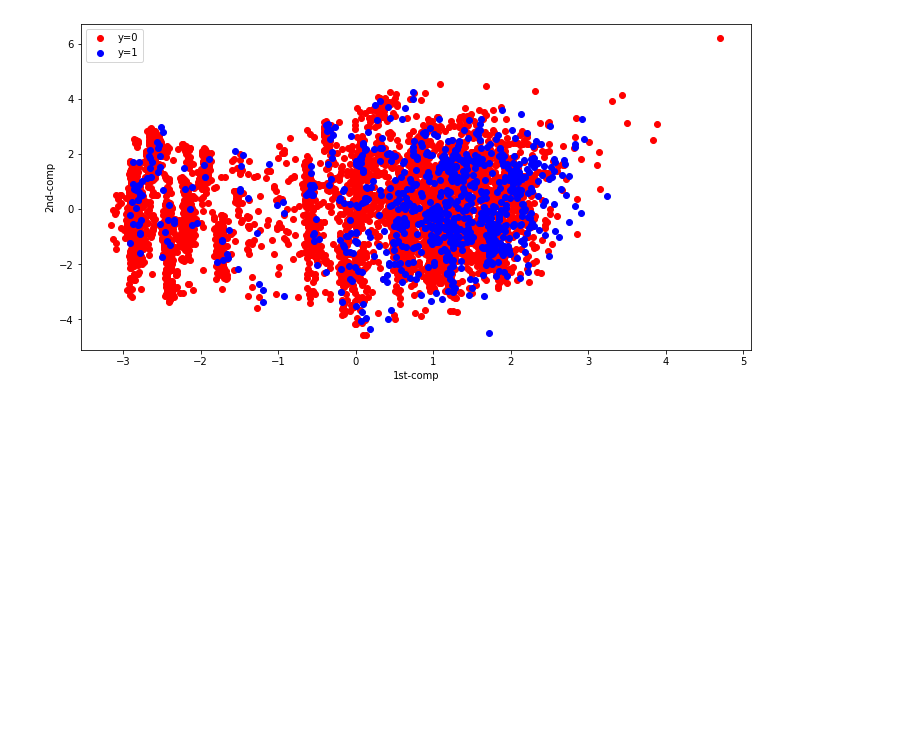
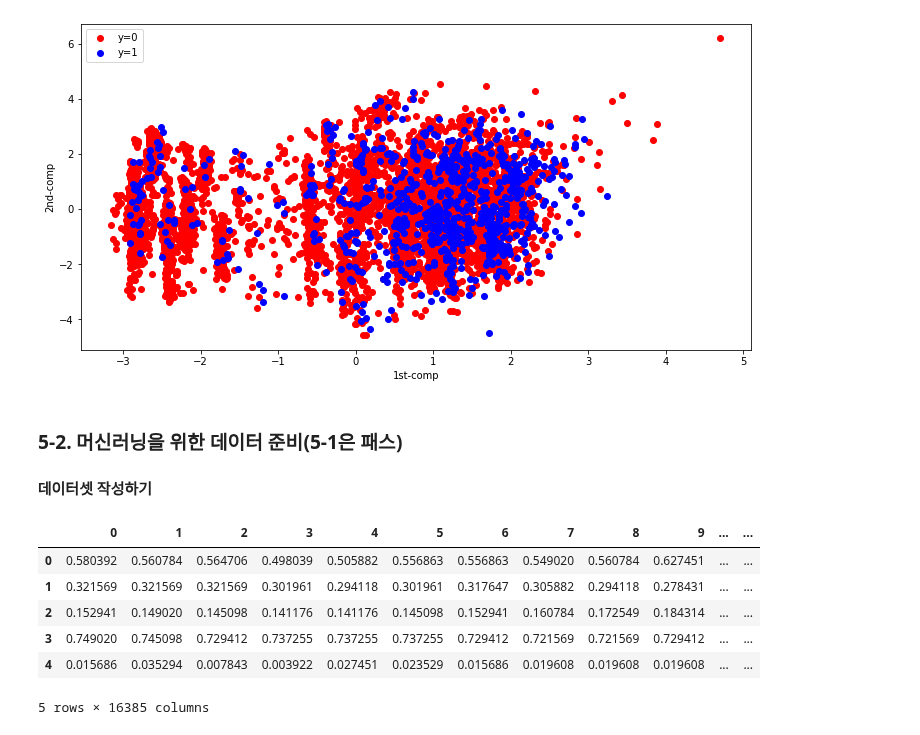
Before and after one commit to seonghyeokcho/Python, a Jupyter notebook: 01_basic_notion/pre-processing_technique.ipynb, the cells around one changed output. Saved outputs shown, nothing was run; the diff lists cells and outputs as text; code cells hidden in the pictures; blank space fills up the shorter version.

```diff
--- a/01_basic_notion/pre-processing_technique.ipynb
+++ b/01_basic_notion/pre-processing_technique.ipynb
@@ -1513,3 +1513,54 @@ plt.ylabel("2nd-comp")
 plt.show()
 # %% [output]
 [figure]
+# %% [markdown]
+### 5-2. 머신러닝을 위한 데이터 준비(5-1은 패스)
+#### 데이터셋 작성하기
+# %%
+import glob
+import cv2
+import numpy as np
+
+
+dirs = ["ants", "bees"]
+
+pixels = []  # 설명변수
+labels = []  # 목적변수
+
+for i, d in enumerate(dirs):
+    files = glob.glob("data/images/" + d + "/*")
+    # print(d)
+    # print(files)
+    for file in files:
+        # print(file)
+        # 이미지를 그레이스케일로 불러오기
+        image = cv2.imread(file, 0)
+        if image is None:
+            print("Image load failed !")
+        # 이미지 크기 균일화
+        image = cv2.resize(image, (128, 128))
+        # 설명변수 리스트에 이미지 덧붙이기
+        image = image.flatten().tolist()
+        pixels.append(image)
+        # 목적변수 리스트에 이미지 레이블 덧붙이기
+        labels.append(i)
+# %%
+import pandas as pd
+
+
+pixels_df = pd.DataFrame(pixels)
+pixels_df = pixels_df / 255.
+
+labels_df = pd.DataFrame(labels)
+labels_df = labels_df.rename(columns={0:"label"})
+
+image_set = pd.concat([pixels_df, labels_df], axis=1)
+image_set.head()
+# %% [output]
+|  | 0 | 1 | 2 | 3 | 4 | 5 | 6 | 7 | 8 | 9 | ... | ... |
+| 0 | 0.580392 | 0.560784 | 0.564706 | 0.498039 | 0.505882 | 0.556863 | 0.556863 | 0.549020 | 0.560784 | 0.627451 | ... | ... |
+| 1 | 0.321569 | 0.321569 | 0.321569 | 0.301961 | 0.294118 | 0.301961 | 0.317647 | 0.305882 | 0.294118 | 0.278431 | ... | ... |
+| 2 | 0.152941 | 0.149020 | 0.145098 | 0.141176 | 0.141176 | 0.145098 | 0.152941 | 0.160784 | 0.172549 | 0.184314 | ... | ... |
+| 3 | 0.749020 | 0.745098 | 0.729412 | 0.737255 | 0.737255 | 0.737255 | 0.729412 | 0.721569 | 0.721569 | 0.729412 | ... | ... |
+| 4 | 0.015686 | 0.035294 | 0.007843 | 0.003922 | 0.027451 | 0.023529 | 0.015686 | 0.019608 | 0.019608 | 0.019608 | ... | ... |
+5 rows × 16385 columns
```
